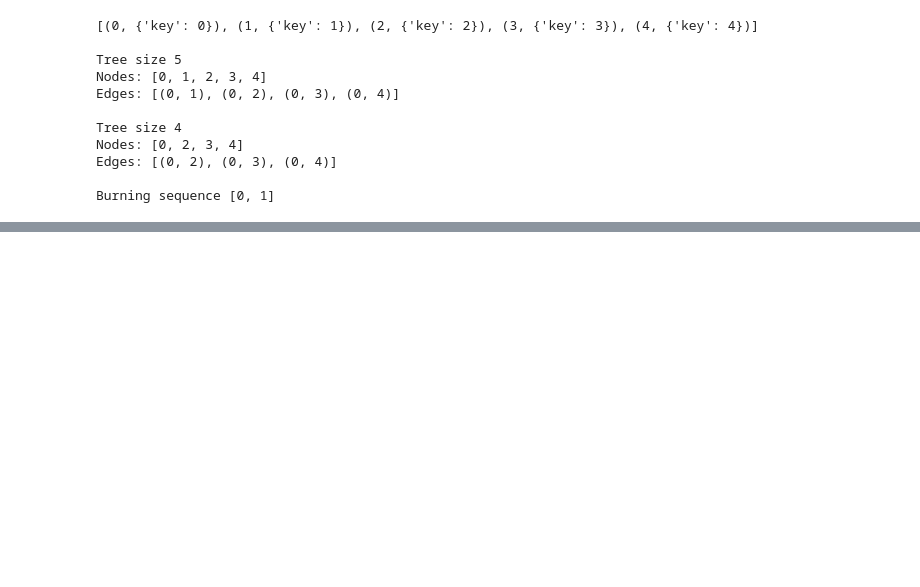
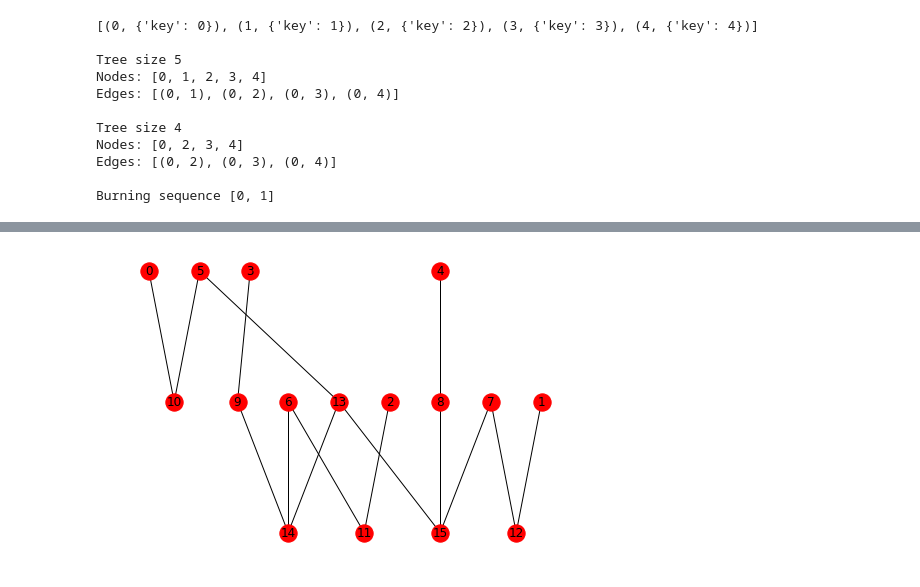
Before and after one commit to zhangyt3/graph-burning, a Jupyter notebook: notebooks/burn_most_leaves_rooted.ipynb, the cells around one changed output, grey strips where cells are left out. Cells and saved outputs as stored; diff of their text form; code cells hidden in the pictures; blank space fills up the shorter version.

```diff
--- a/notebooks/burn_most_leaves_rooted.ipynb
+++ b/notebooks/burn_most_leaves_rooted.ipynb
@@ -132,7 +127,7 @@ import math
 from graph_utils import *
 
 # Try burning all the trees in the ./trees directory
-DIR_NAME = "./trees"
+DIR_NAME = "../trees"
 directory = os.fsencode(DIR_NAME)
 
 for file in os.listdir(directory):
@@ -143,12 +138,13 @@ for file in os.listdir(directory):
         with open(filepath, 'r') as file:
             adj_mat = create_adj_mat(filepath)
             tree = nx.convert_matrix.from_numpy_matrix(adj_mat)
+            size = tree.order()
             #pos = nx.nx_pydot.pydot_layout(tree, prog='dot')
             #nx.draw(tree, pos=pos, with_labels=True)
 
-            burning_sequence = burn_most_leaves(tree)
+            burning_sequence = burn_most_leaves_rooted(tree, verbose=False)
             print('b(G)<={0:2d} | n={1:2d} | ceil(sqrt(n))={2:2d} | {3:15} | {4:20}'.format(len(burning_sequence),
-                                                                     tree.order(),
-                                                                     math.ceil(math.sqrt(tree.order())),
+                                                                     size,
+                                                                     math.ceil(math.sqrt(size)),
                                                                      filename,
                                                                      str(burning_sequence)))
@@ -155,9 +169,11 @@ for file in os.listdir(directory):
 # %%
 def show_graph(filepath):
     adj_mat = create_adj_mat(filepath)
     tree = nx.convert_matrix.from_numpy_matrix(adj_mat)
     pos = nx.nx_pydot.pydot_layout(tree, prog='dot')
     nx.draw(tree, pos=pos, with_labels=True);
 
 #show_graph('./trees/graph_626.mat')
-show_graph('./trees/graph_30698.mat')
+show_graph('../trees/graph_30698.mat')
+# %% [output]
+[figure, added]
```
Also changed, not shown: parts of 9 cells of this notebook, 1 other file.
